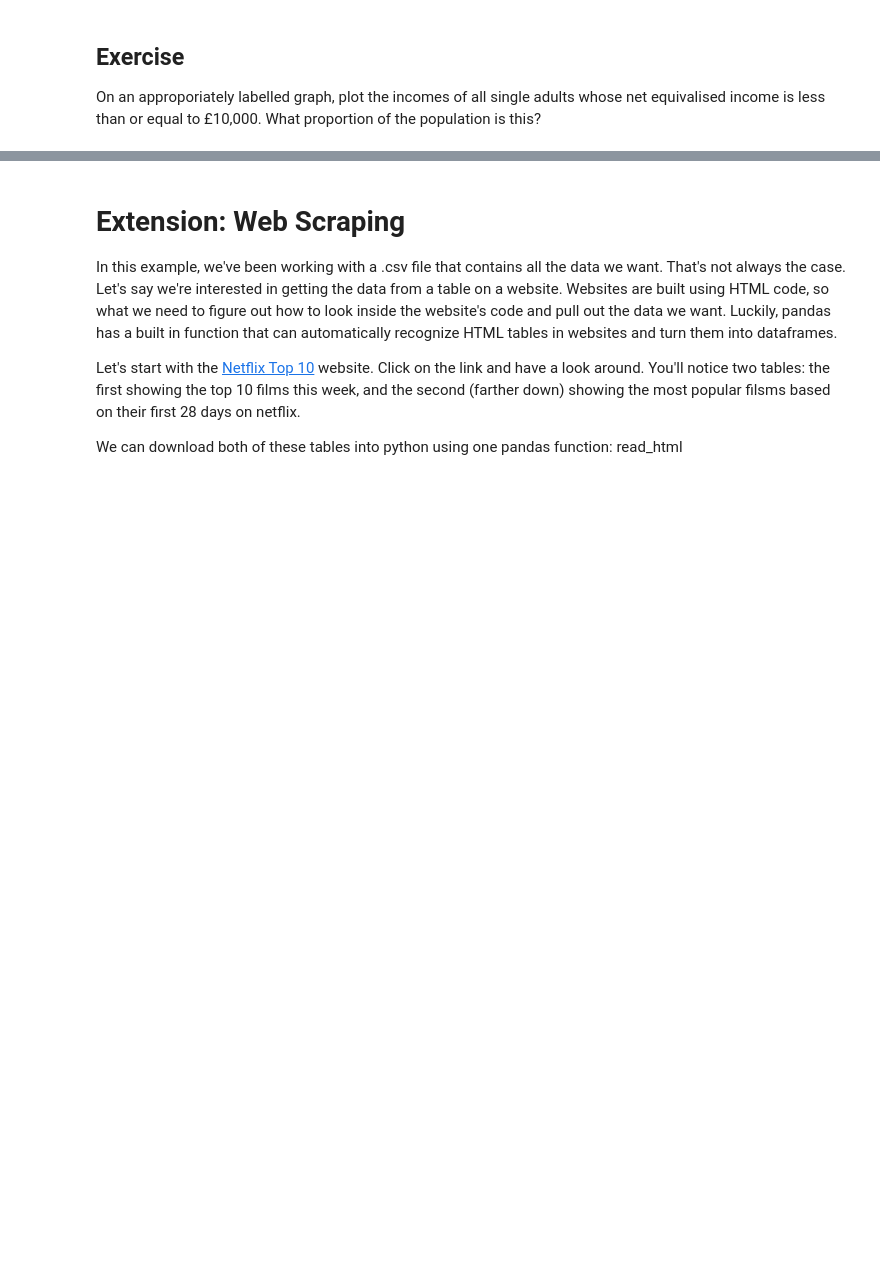
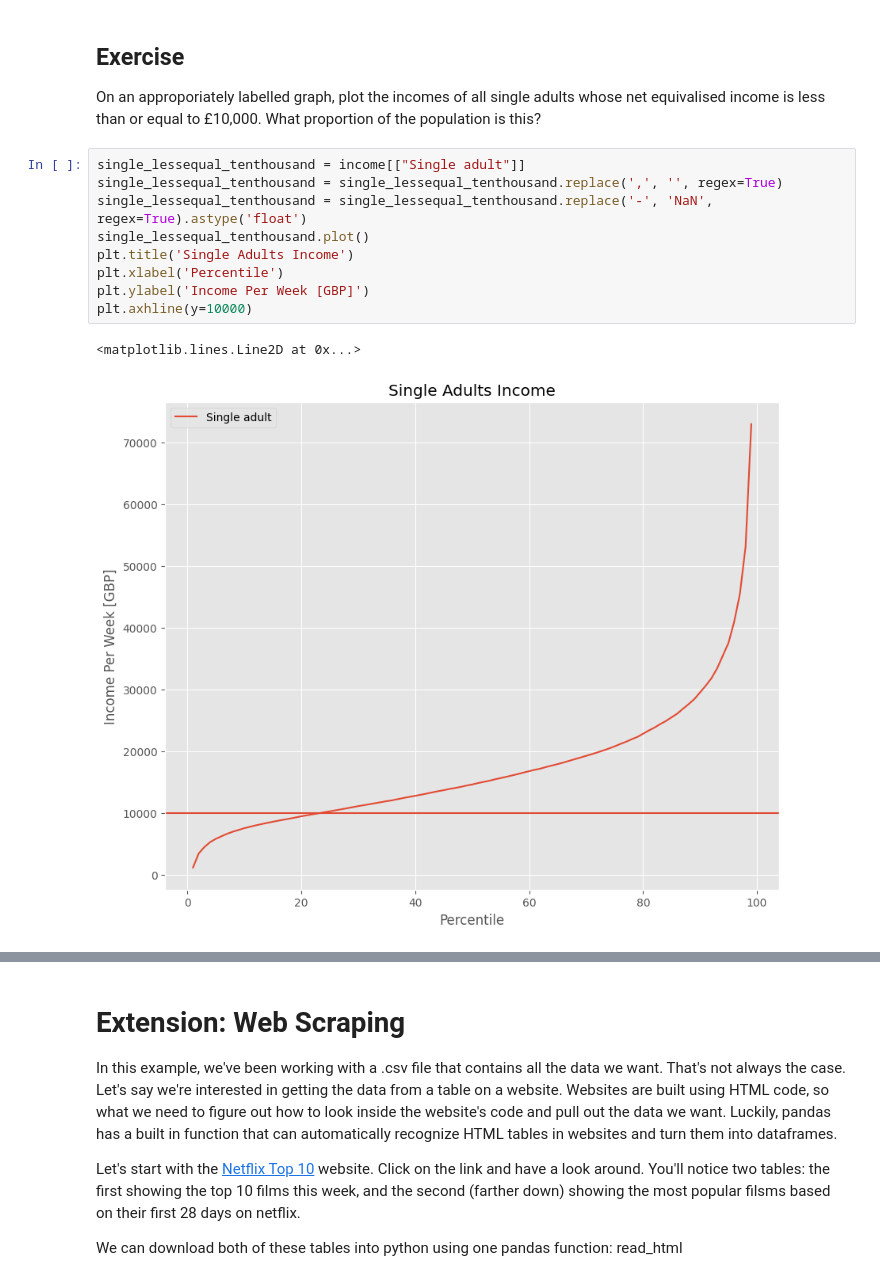
Before and after one commit to jaoshang/QM2, a Jupyter notebook: notebooks/W02. Pandas.ipynb, the cells around one changed output, grey strips where cells are left out. Cells and saved outputs as stored; diff of their text form; blank space fills up the shorter version.

```diff
--- a/notebooks/W02. Pandas.ipynb
+++ b/notebooks/W02. Pandas.ipynb
@@ -356,3 +456,15 @@ We won't dwell on comparative operative, here we've used ">" to mean "is greater
 # %% [markdown]
 ## Exercise
 On an approporiately labelled graph, plot the incomes of all single adults whose net equivalised income is less than or equal to £10,000. What proportion of the population is this?
+# %%
+single_lessequal_tenthousand = income[["Single adult"]]
+single_lessequal_tenthousand = single_lessequal_tenthousand.replace(',', '', regex=True)
+single_lessequal_tenthousand = single_lessequal_tenthousand.replace('-', 'NaN', regex=True).astype('float')
+single_lessequal_tenthousand.plot()
+plt.title('Single Adults Income')
+plt.xlabel('Percentile')
+plt.ylabel('Income Per Week [GBP]')
+plt.axhline(y=10000)
+# %% [output]
+<matplotlib.lines.Line2D at 0x...>
+[figure, added]
```
Also changed, not shown: parts of 23 cells of this notebook.
